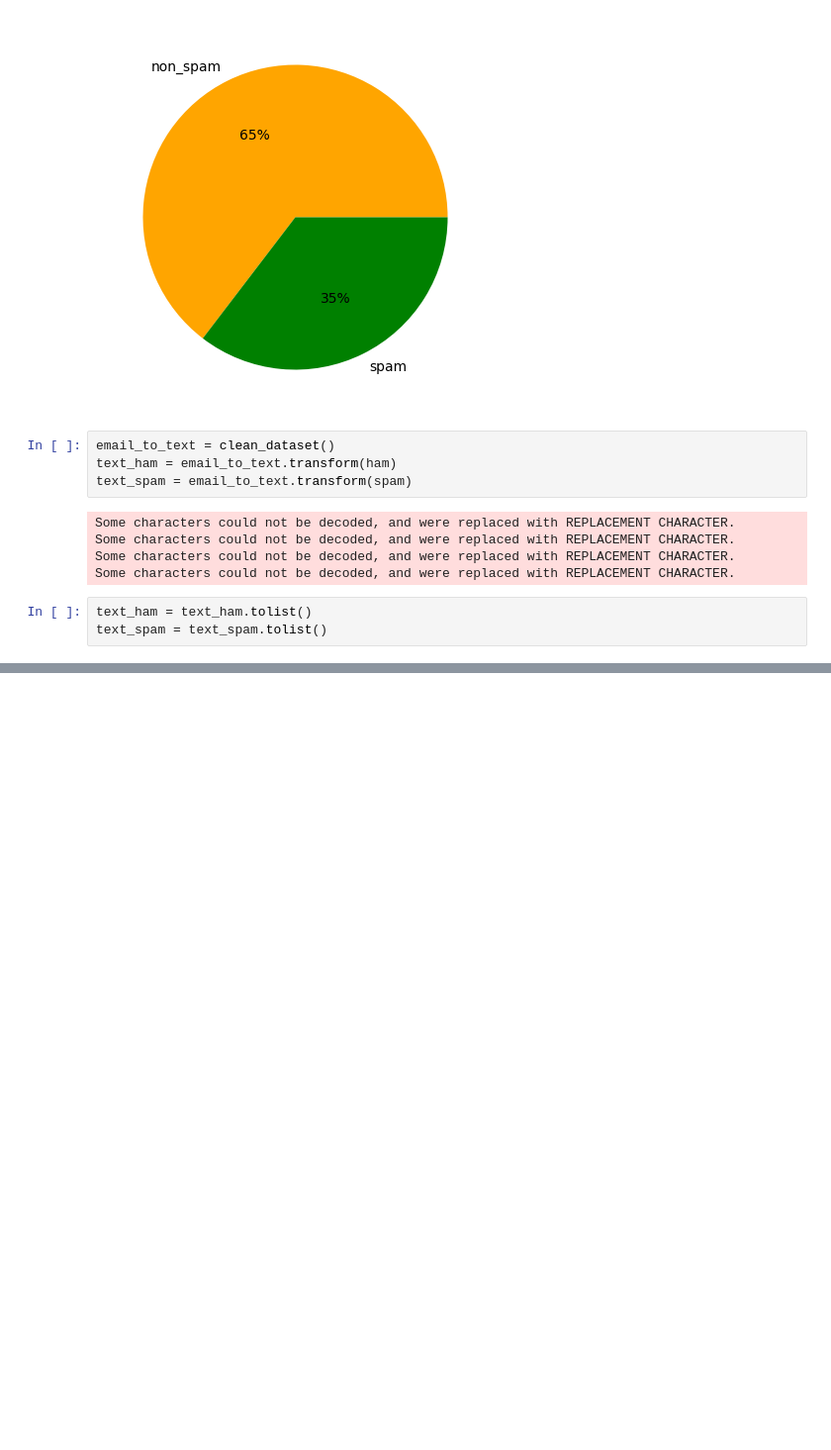
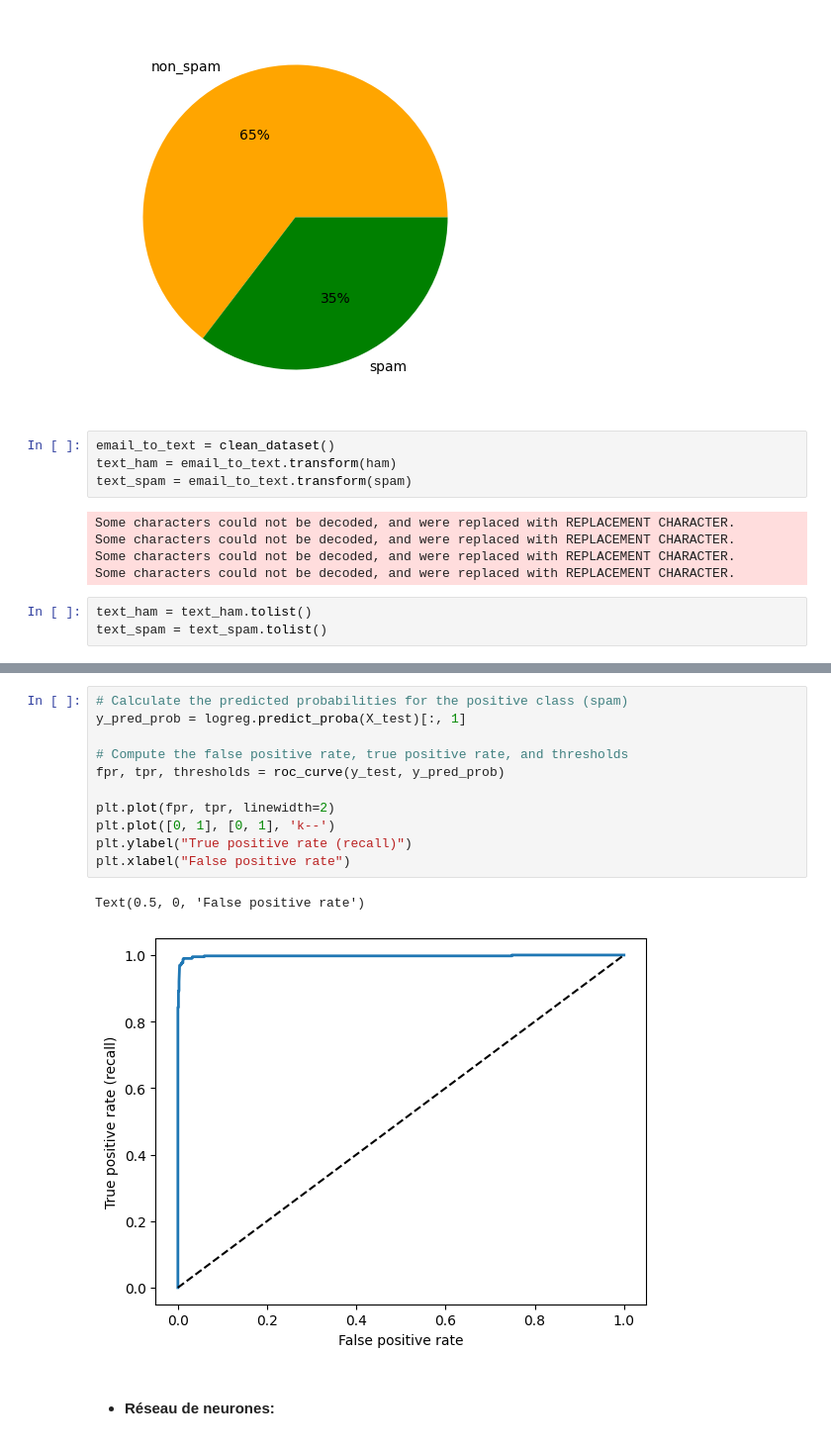
Before and after one commit to manel15279/AI-SPAM-Classifier, a Jupyter notebook: classifier.ipynb, the cells around one changed output, grey strips where cells are left out. Shown: that part at 99% size. Cells and saved outputs as stored; diff of their text form; blank space fills up the shorter version.

```diff
--- a/classifier.ipynb
+++ b/classifier.ipynb
@@ -247,0 +324,16 @@ Text(0.5, 0, 'False positive rate')
+# %%
+# Calculate the predicted probabilities for the positive class (spam)
+y_pred_prob = logreg.predict_proba(X_test)[:, 1]
+
+# Compute the false positive rate, true positive rate, and thresholds
+fpr, tpr, thresholds = roc_curve(y_test, y_pred_prob)
+
+plt.plot(fpr, tpr, linewidth=2)
+plt.plot([0, 1], [0, 1], 'k--')
+plt.ylabel("True positive rate (recall)")
+plt.xlabel("False positive rate")
+# %% [output]
+Text(0.5, 0, 'False positive rate')
+[figure, added]
+# %% [markdown]
+- #### __Réseau de neurones__:
```
Also changed, not shown: parts of 35 cells of this notebook.
